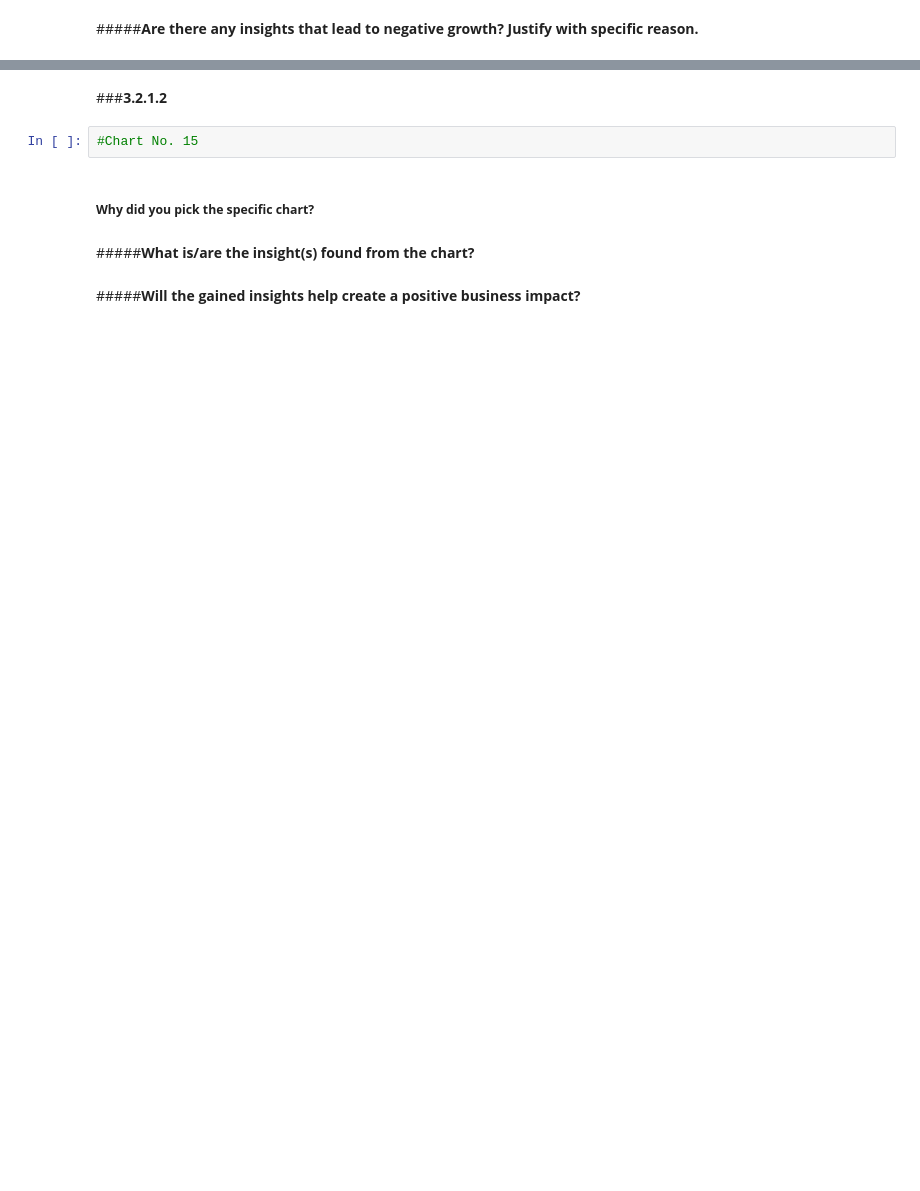
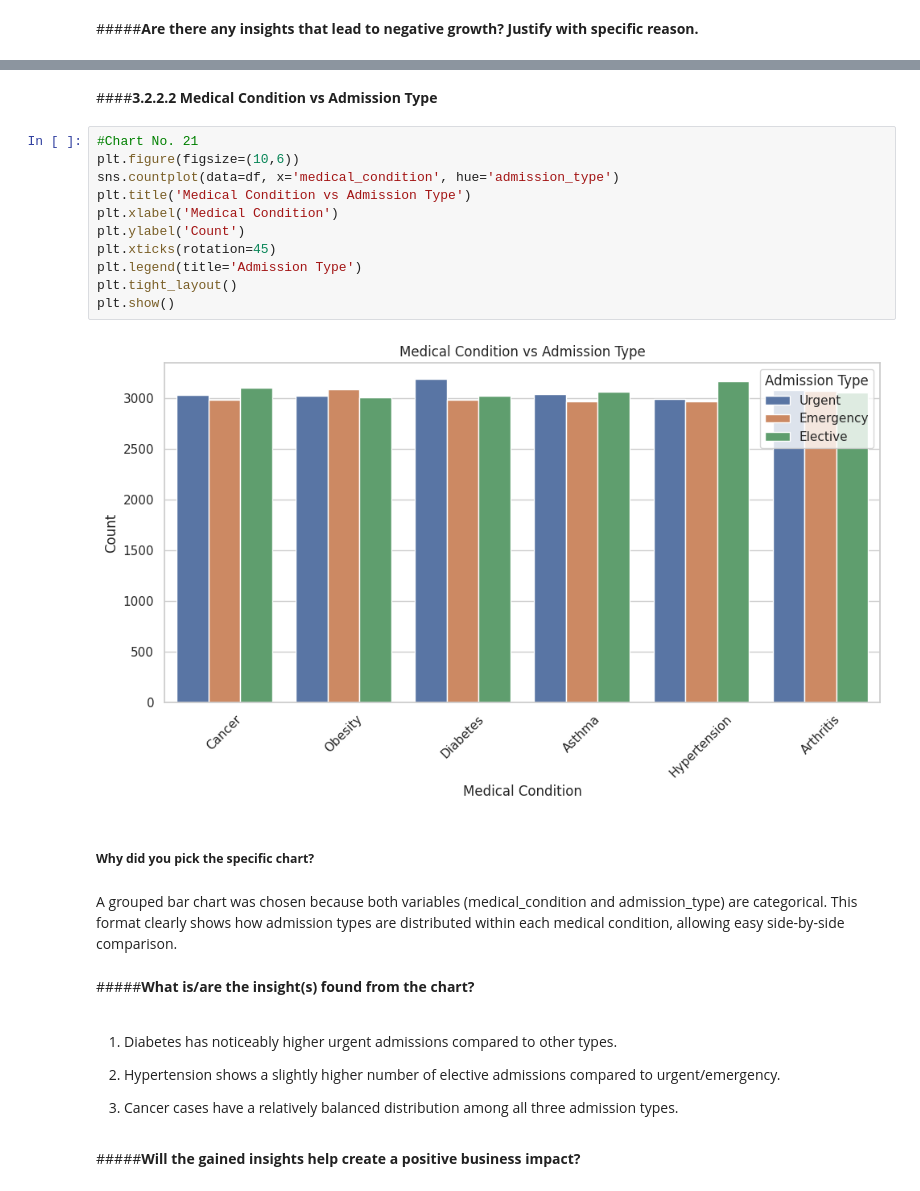
Before and after one commit to Sagarjain93/Healthcare, a Jupyter notebook: Healthcare.ipynb, the cells around one changed output, grey strips where cells are left out. Drawn from its saved outputs; the diff is of its cells as text; blank space fills up the shorter version.

```diff
--- a/Healthcare.ipynb
+++ b/Healthcare.ipynb
@@ -1670,10 +1684,29 @@ Since all admission types have patients in older age brackets, the hospital may
 # %% [markdown]
-###**3.2.1.2**
+####**3.2.2.2 Medical Condition vs Admission Type**
-# %%
-#Chart No. 15
+# %%
+#Chart No. 21
+plt.figure(figsize=(10,6))
+sns.countplot(data=df, x='medical_condition', hue='admission_type')
+plt.title('Medical Condition vs Admission Type')
+plt.xlabel('Medical Condition')
+plt.ylabel('Count')
+plt.xticks(rotation=45)
+plt.legend(title='Admission Type')
+plt.tight_layout()
+plt.show()
+# %% [output]
+[figure, added]
 # %% [markdown]
 ##### **Why did you pick the specific chart?**
+# %% [markdown]
+A grouped bar chart was chosen because both variables (medical_condition and admission_type) are categorical. This format clearly shows how admission types are distributed within each medical condition, allowing easy side-by-side comparison.
 # %% [markdown]
 #####**What is/are the insight(s) found from the chart?**
+# %% [markdown]
+1. Diabetes has noticeably higher urgent admissions compared to other types.
+
+2. Hypertension shows a slightly higher number of elective admissions compared to urgent/emergency.
+
+3. Cancer cases have a relatively balanced distribution among all three admission types.
 # %% [markdown]
 #####**Will the gained insights help create a positive business impact?**
```
Also changed, not shown: parts of 21 cells of this notebook.
